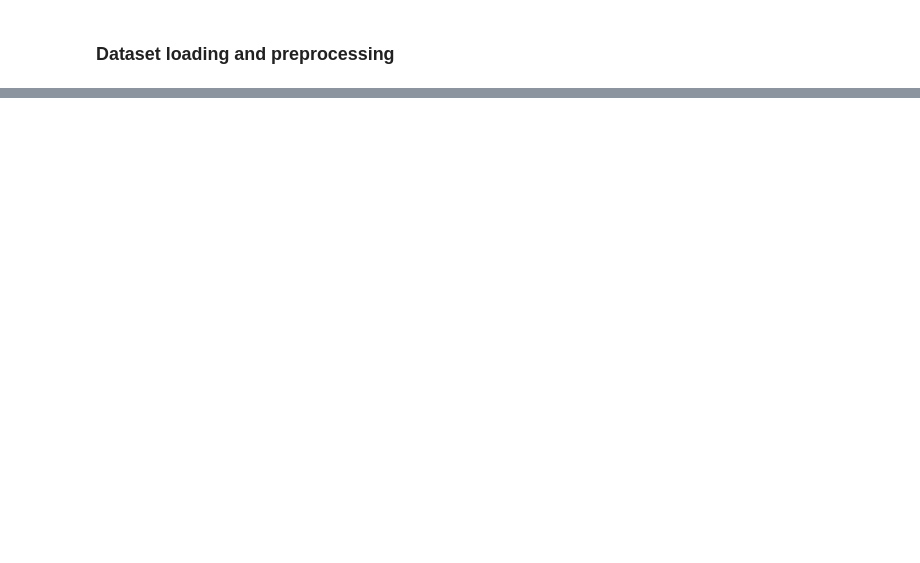
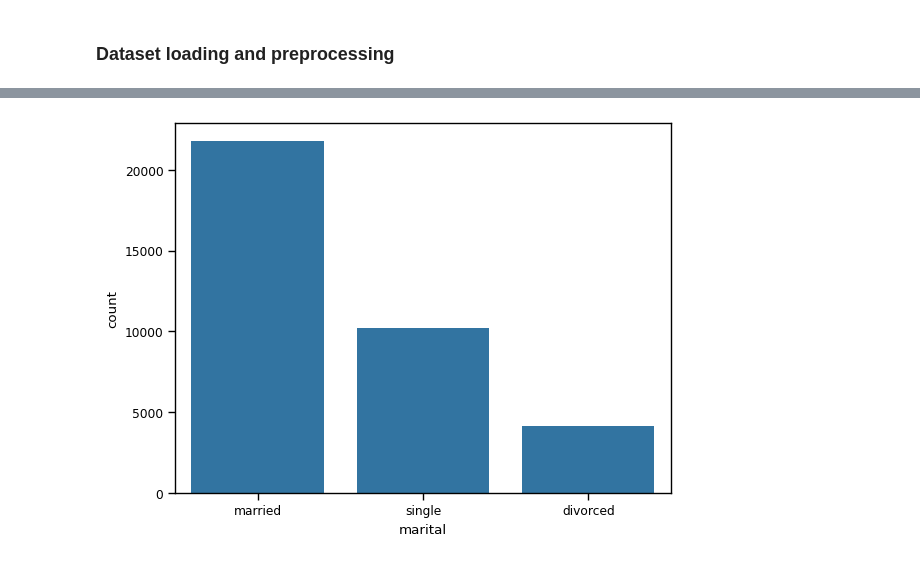
Before and after one commit to codermehraj/Machine-Learning-with-Python, a Jupyter notebook: Practice Codes/Bank.ipynb, the cells around one changed output, grey strips where cells are left out. Drawn from its saved outputs; the diff is of its cells as text; code cells hidden in the pictures; blank space fills up the shorter version.

Commit message:
Trained bank dataset using sklearn

```diff
--- a/Practice Codes/Bank.ipynb
+++ b/Practice Codes/Bank.ipynb
@@ -25,0 +50,8 @@ df = pd.read_csv(data_dir, sep=';')
+# %%
+from sklearn.model_selection import train_test_split
+
+X = df.iloc[:,:-1]
+
+y = df.iloc[:,-1]
+
+x_train,x_val,y_train,y_val = train_test_split(X,y,test_size=0.2,random_state=42)
@@ -25,0 +76,5 @@ df = pd.read_csv(data_dir, sep=';')
+# %%
+#Frequency table
+print(x_train['job'].value_counts())
+sns.set_context('paper')
+x_train['job'].value_counts().plot(kind='bar', figsize=(10,6))
@@ -25,0 +97,5 @@ df = pd.read_csv(data_dir, sep=';')
+# %%
+x_train['marital'].value_counts()
+sns.countplot(data=x_train, x='marital')
+# %% [output]
+[figure, added]
```
Also changed, not shown: parts of 16 cells of this notebook.
